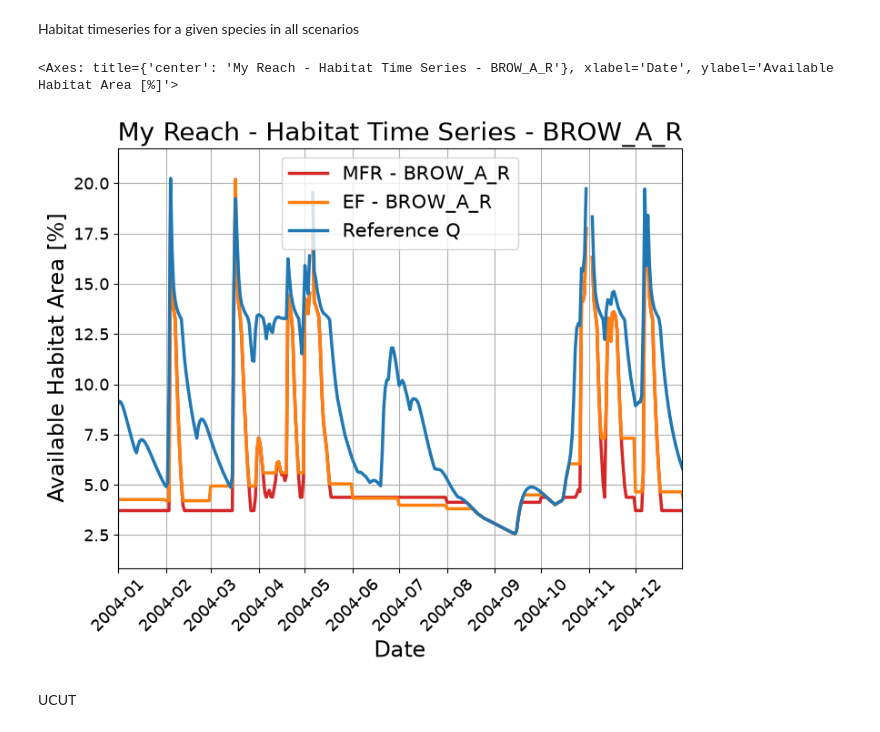
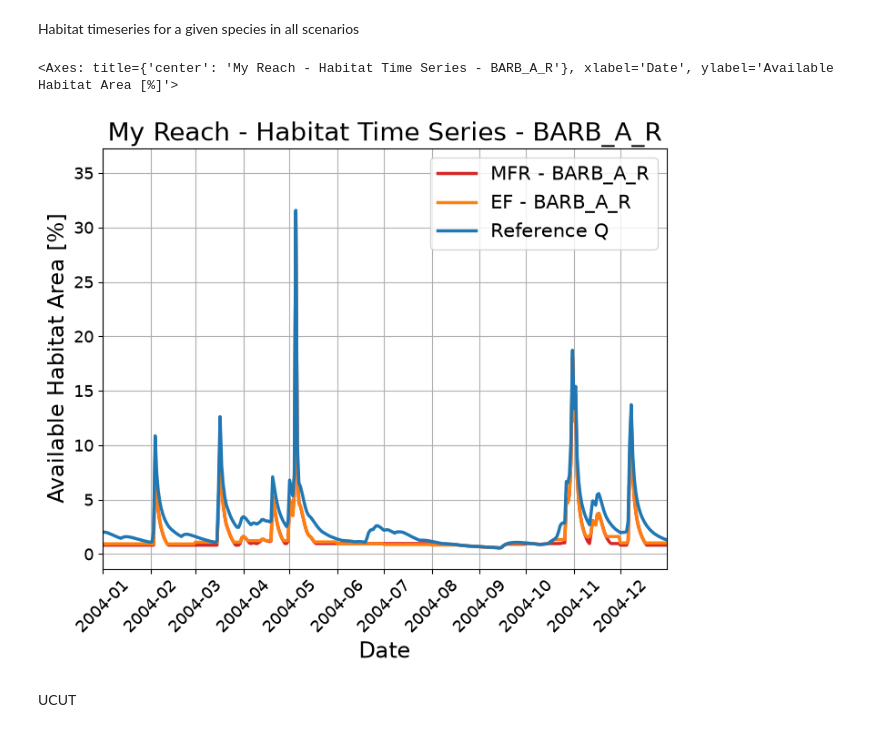
Before and after one commit to sara-acqua/sarawater, a Jupyter notebook: tutorials/tutorial_2_habitat/tutorial_2_habitat.ipynb, the cells around one changed output. Cells and saved outputs as stored; diff of their text form; code cells hidden in the pictures.

Commit message:
first run of the tutorial with the new flow data and HQ curves

```diff
--- a/tutorials/tutorial_2_habitat/tutorial_2_habitat.ipynb
+++ b/tutorials/tutorial_2_habitat/tutorial_2_habitat.ipynb
@@ -211,10 +203,10 @@ plotter.plot_hq_curves(xlim=0.4, rule_min=min_mfr, rule_max=max_mfr, rule_name="
 # %% [markdown]
 Habitat timeseries for a given species in all scenarios
 # %%
-plotter.plot_habitat_timeseries("BROW_A_R", start_year=2004, end_year=2004, save=True)
+plotter.plot_habitat_timeseries("BARB_A_R", start_year=2004, end_year=2004, save=True)
 # %% [output]
-<Axes: title={'center': 'My Reach - Habitat Time Series - BROW_A_R'}, xlabel='Date', ylabel='Available Habitat Area [%]'>
+<Axes: title={'center': 'My Reach - Habitat Time Series - BARB_A_R'}, xlabel='Date', ylabel='Available Habitat Area [%]'>
-[figure, old version]
+[figure, new version]
 # %% [markdown]
 UCUT
 # %%
```
Also changed, not shown: parts of 6 cells of this notebook, 1 other file.
